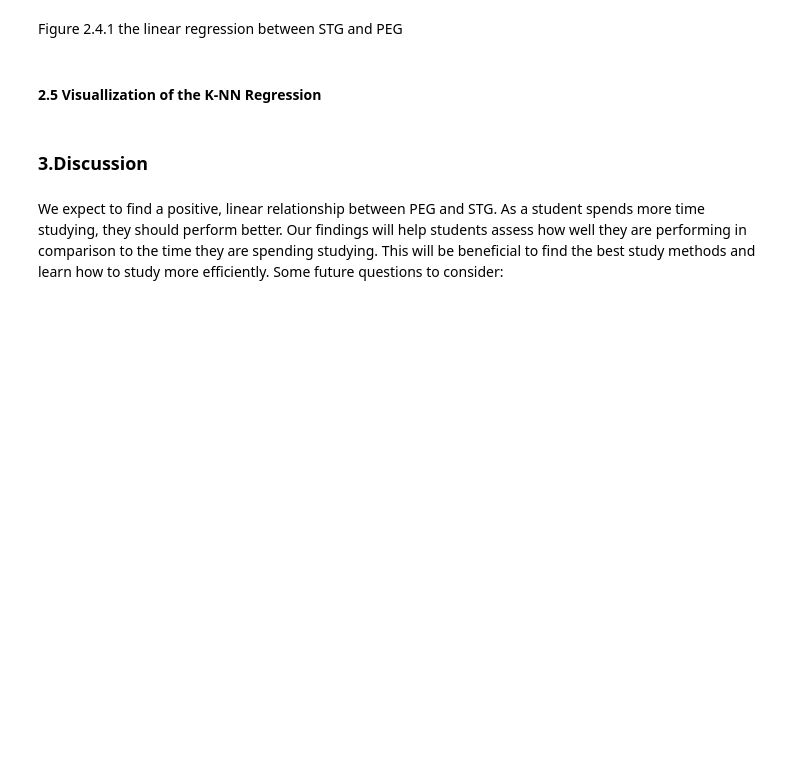
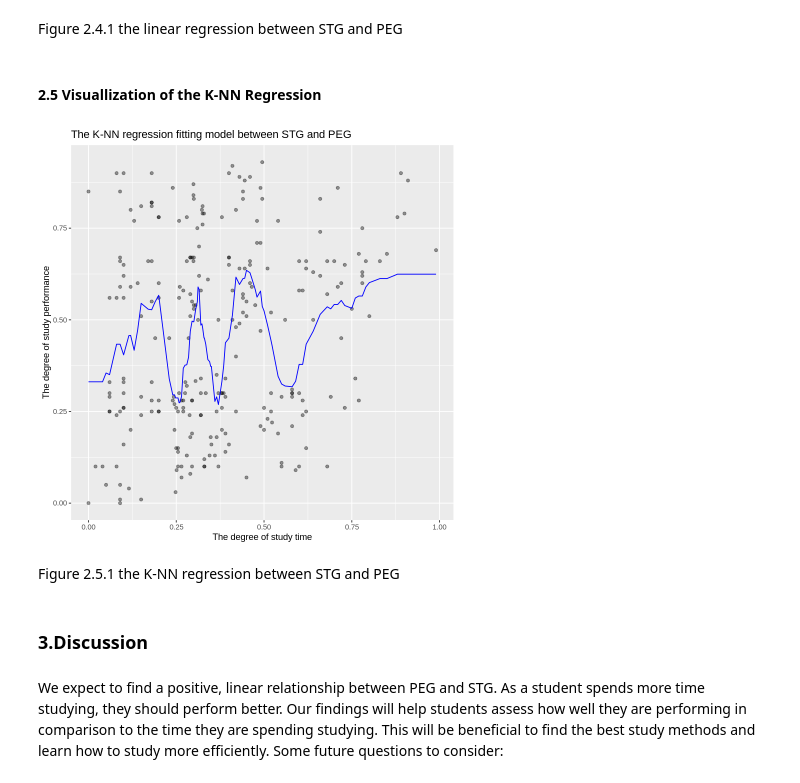
Before and after one commit to snowwang99/DSCI100_group32_project, a Jupyter notebook: DSCI100_Group32_Report.ipynb, the cells around one changed output. Saved outputs shown, nothing was run; the diff lists cells and outputs as text; code cells hidden in the pictures; blank space fills up the shorter version.

```diff
--- a/DSCI100_Group32_Report.ipynb
+++ b/DSCI100_Group32_Report.ipynb
@@ -500,6 +505,24 @@ List of 1
 Figure 2.4.1 the linear regression between STG and PEG
 # %% [markdown]
 #### 2.5 Visuallization of the K-NN Regression
+# %%
+knn_pred <- performance_fit_knn %>%
+  predict(user_training) %>%
+  bind_cols(user_training)
+knn_regression_plot <- ggplot(user_training, aes(x = STG, y = PEG)) +
+  geom_point(alpha = 0.4) +
+  geom_line(data = knn_pred,
+            mapping = aes(x = STG, y = .pred),
+            color = "blue") +
+  xlab("The degree of study time") +
+  ylab("The degree of study performance") +
+  ggtitle("The K-NN regression fitting model between STG and PEG")
+
+knn_regression_plot
+# %% [output]
+[figure, added]
+# %% [markdown]
+Figure 2.5.1 the K-NN regression between STG and PEG
 # %% [markdown]
 ### 3.Discussion
 # %% [markdown]
```
Also changed, not shown: parts of 4 cells of this notebook.
